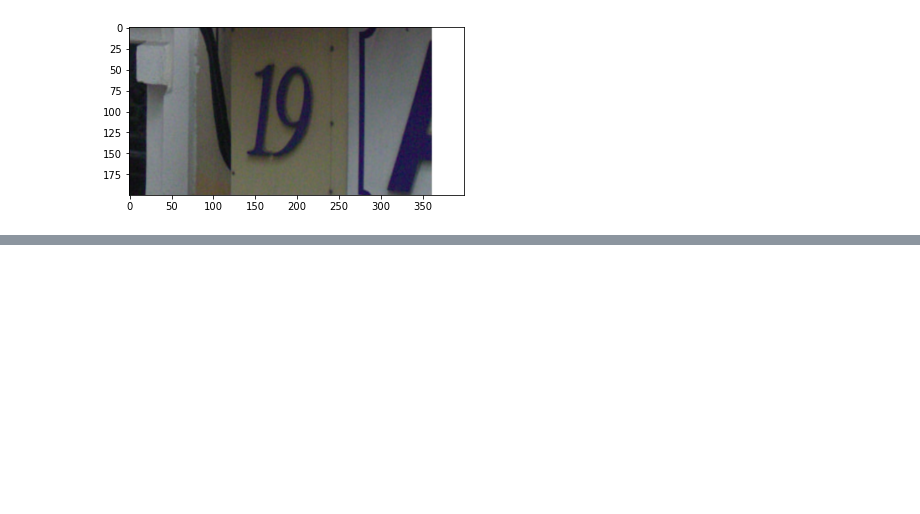
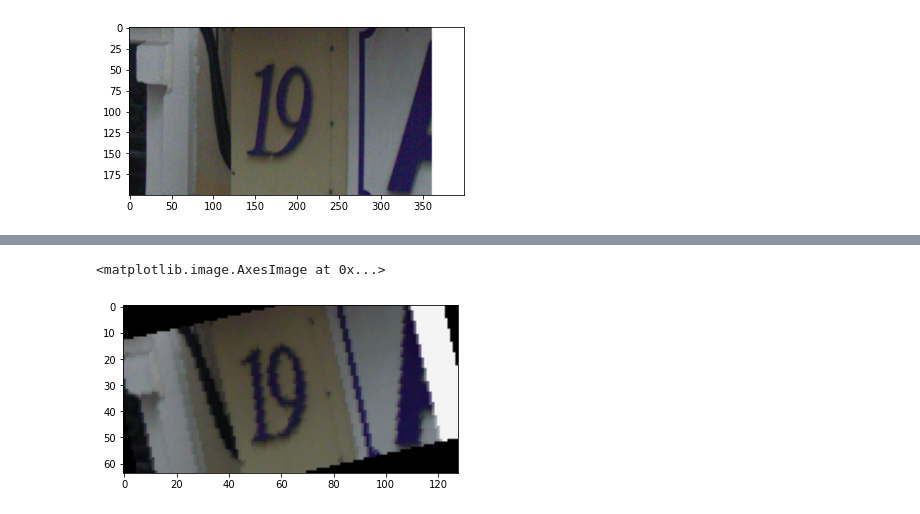
Before and after one commit to zelonTing/CVTask1, a Jupyter notebook: Task2.ipynb, the cells around one changed output, grey strips where cells are left out. Cells and saved outputs as stored; diff of their text form; code cells hidden in the pictures; blank space fills up the shorter version.

```diff
--- a/Task2.ipynb
+++ b/Task2.ipynb
@@ -99,0 +109,2 @@ for i in trans:
+# %%
+train_path.sort()
@@ -99,0 +119,3 @@ for i in trans:
+# %%
+#img = cv2.imread(train_path[0])
+img = Image.open(train_path[0])
@@ -99,0 +129,25 @@ for i in trans:
+# %%
+from torchvision import transforms as transforms
+transform = transforms.Compose([
+              # 缩放到固定尺寸
+              transforms.Resize((64, 128)),
+
+              # 随机颜色变换
+              transforms.ColorJitter(0.2, 0.2, 0.2),
+
+              # 加入随机旋转
+              transforms.RandomRotation(60),
+
+              # 将图片转换为pytorch 的tesntor
+              # transforms.ToTensor(),
+
+              # 对图像像素进行归一化
+              # transforms.Normalize([0.485,0.456,0.406],[0.229,0.224,0.225])
+            ])
+# %%
+img2 = transform(img)
+# %%
+plt.imshow(img2)
+# %% [output]
+<matplotlib.image.AxesImage at 0x...>
+[figure, added]
```
Also changed, not shown: parts of 12 cells of this notebook.
